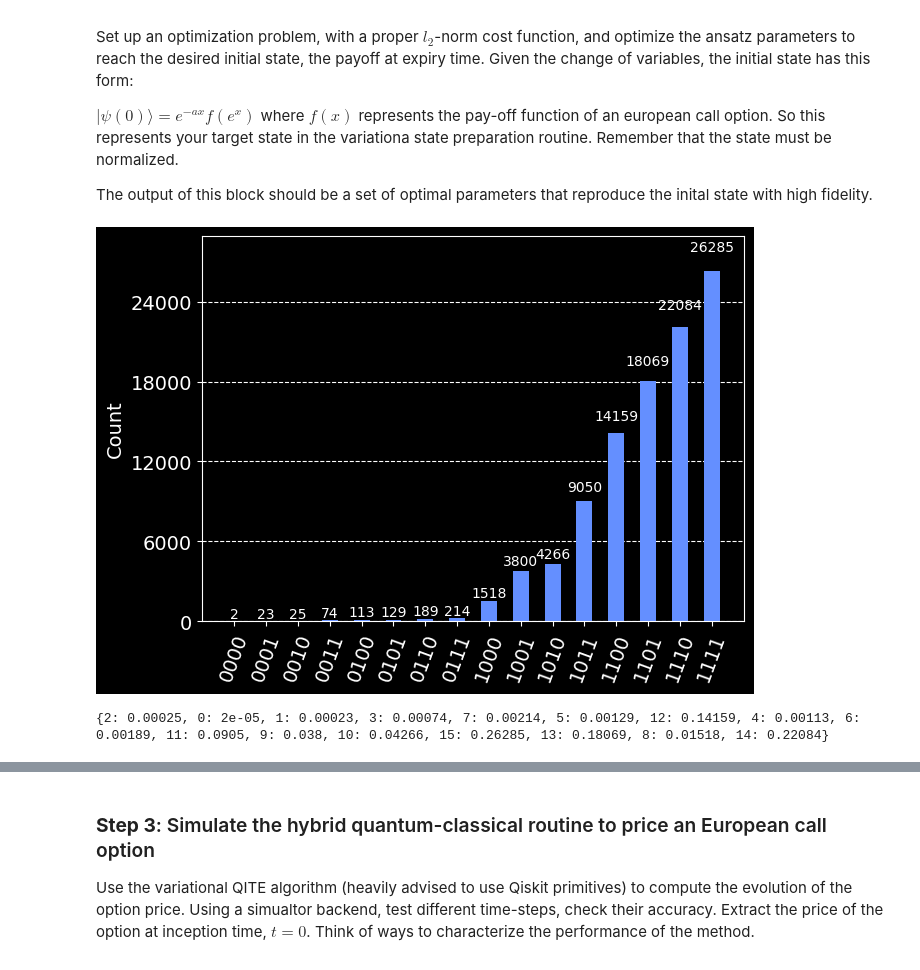
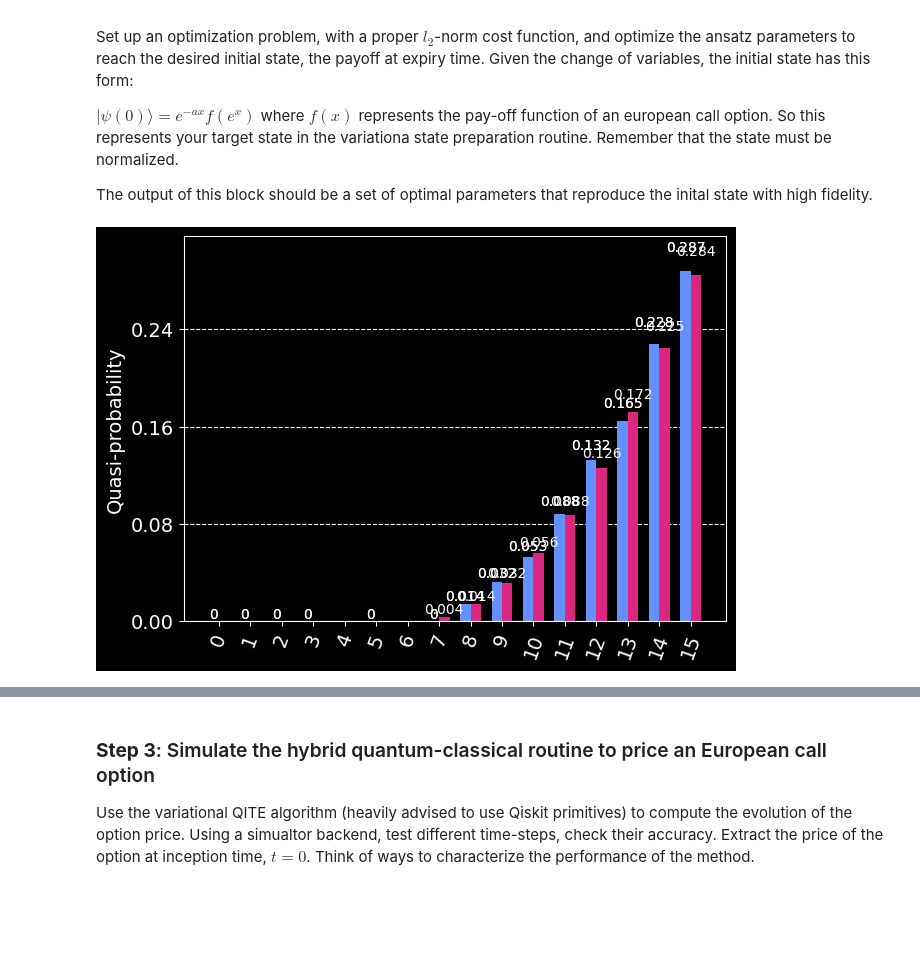
Before and after one commit to FelixXu35/Qisikit_Hackathon_BCN, a Jupyter notebook: Moodys_challenge.ipynb, the cells around one changed output, grey strips where cells are left out. Drawn from its saved outputs; the diff is of its cells as text; code cells hidden in the pictures; blank space fills up the shorter version.

```diff
--- a/Moodys_challenge.ipynb
+++ b/Moodys_challenge.ipynb
@@ -294,7 +294,7 @@ from qiskit.quantum_info import Statevector
 n_qubits = 4
 rep = 2
 backend = Aer.get_backend('aer_simulator')
-optimizer = SPSA(maxiter=1e3)
+optimizer = SPSA(maxiter=10e3)
 
 def counts_to_distr(counts):
     """
@@ -330,36 +330,33 @@ def cost_func_1(params):
     result = backend.run(qc_t).result()
     # Get the counts for each measured state, and convert
     # those counts into a probability dict
     output_distr = counts_to_distr(result.get_counts())
     # Calculate the cost as the distance between the output
     # distribution and the target distribution
     cost = sum(
         abs(target_distr.get(i, 0) - output_distr.get(i, 0))
         for i in range(2**n_qubits)
     )
     return cost
 
 # initialization
 params = get_init_params(n_qubits=4, rep=2)
 target_distr = creat_target_distr(
     n_qubits=4,
     cross_over=6
 )
 
 # optimization
 result = optimizer.minimize(
     fun=cost_func_1,
     x0=params)
 
 # Obtain the output distribution using the final parameters
 qc = ansatz(result.x, n_qubits=n_qubits, rep=rep)
 qc_t = transpile(qc,  backend)
-final_result = backend.run(qc_t, shots=1e5).result()
+final_result = backend.run(qc_t, shots=1e6).result()
 counts = final_result.get_counts()
-display(plot_histogram(counts))
-
 output_distr = counts_to_distr(counts)
-print(output_distr)
+display(plot_histogram([output_distr, target_distr]))
 # %% [output]
-[figure, old version]
+[figure, new version]
-{2: 0.00025, 0: 2e-05, 1: 0.00023, 3: 0.00074, 7: 0.00214, 5: 0.00129, 12: 0.14159, 4: 0.00113, 6: 0.00189, 11: 0.0905, 9: 0.038, 10: 0.04266, 15: 0.26285, 13: 0.18069, 8: 0.01518, 14: 0.22084}
```
Also changed, not shown: parts of 5 cells of this notebook.
